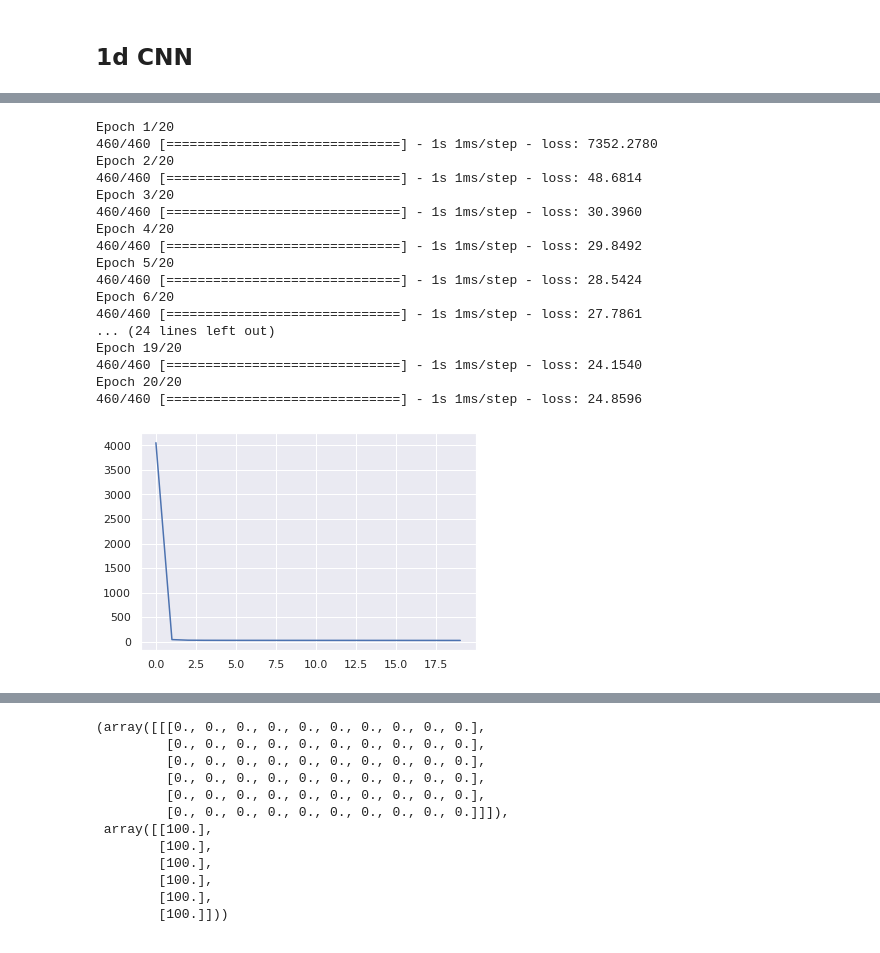
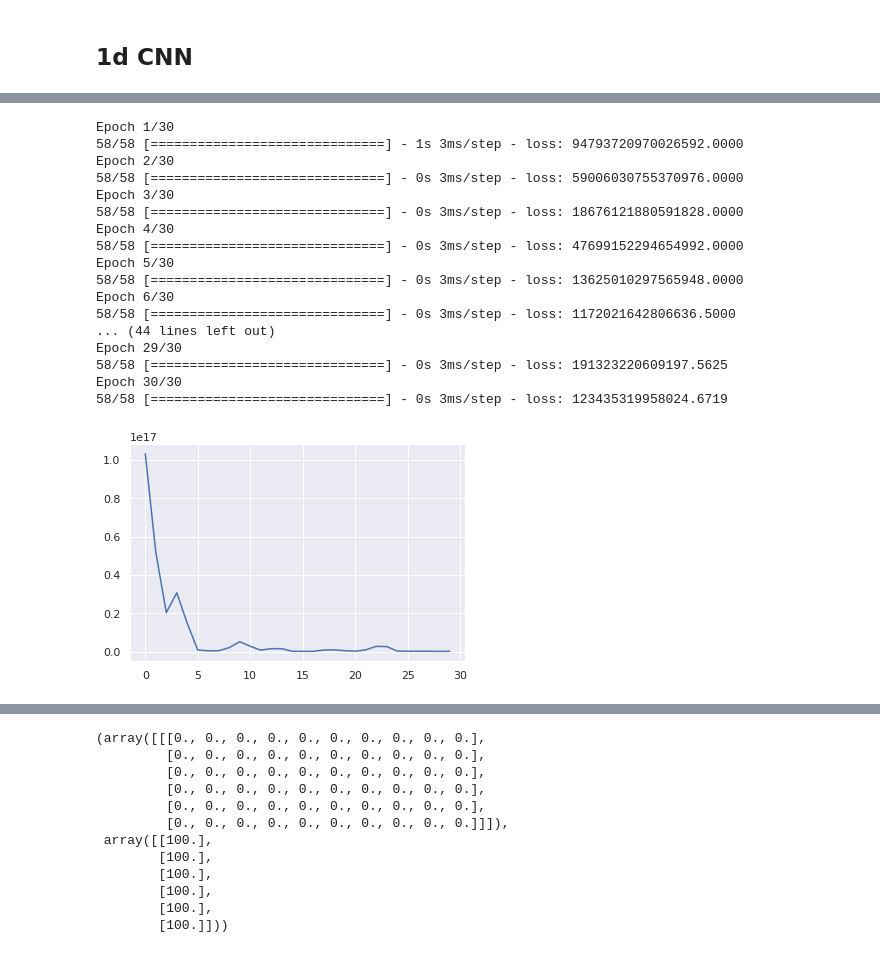
Before and after one commit to aicoe-aiops/ceph_drive_failure, a Jupyter notebook: notebooks/experimental/multivar_forecast_smart_metrics.ipynb, the cells around one changed output, grey strips where cells are left out. Drawn from its saved outputs; the diff is of its cells as text; code cells hidden in the pictures.

```diff
--- a/notebooks/experimental/multivar_forecast_smart_metrics.ipynb
+++ b/notebooks/experimental/multivar_forecast_smart_metrics.ipynb
@@ -112,9 +112,10 @@ def create_inout_set(df):
     )
     for i, end_idx in enumerate(range(NDAYS_DATA, len(df) - NDAYS_TO_PREDICT + 1)):
         start_idx = end_idx - NDAYS_DATA
-        currX = df.iloc[start_idx: end_idx][X_COLS]
-        mean, std = currX.mean(), currX.std()
-        X[i, :] = ((currX - mean) / std).fillna(0)
+#         currX = df.iloc[start_idx: end_idx][X_COLS]
+#         mean, std = currX.mean(), currX.std()
+#         X[i, :] = ((currX - mean) / std).fillna(0)
+        X[i, :] = df.iloc[start_idx: end_idx][X_COLS]
         y[i, :] = df.iloc[end_idx: end_idx + NDAYS_TO_PREDICT][Y_COLS]
 
     return X, y
@@ -149,0 +151,6 @@ for now normalize along timesteps (i.e. all 100's should become all 0's)
+# %%
+Xtrain = Xtrain.reshape(Xtrain.shape[0], -1)
+Xtest = Xtest.reshape(Xtest.shape[0], -1)
+
+ytrain = ytrain.reshape(ytrain.shape[0], -1)
+ytest = ytest.reshape(ytest.shape[0], -1)
@@ -151,25 +214,26 @@ for now normalize along timesteps (i.e. all 100's should become all 0's)
 ## 1d CNN
 # %%
 # define model
-
-# input_norm_layer = Normalization()
-# input_norm_layer.adapt(X)
-
-# output_norm_layer = Normalization()
-# output_norm_layer.adapt(y)
 
 model = Sequential()
 model.add(
     Conv1D(
         filters=32,
-        kernel_size=4,
+        kernel_size=2,
         activation='relu',
         input_shape=(NDAYS_DATA, len(X_COLS)),
     )
 )
+model.add(
+    Conv1D(
+        filters=128,
+        kernel_size=3,
+        activation='relu',
+    )
+)
 model.add(MaxPooling1D(pool_size=2))
 model.add(Flatten())
-model.add(Dense(50, activation='relu'))
+model.add(Dense(128, activation='relu'))
 model.add(Dense(NDAYS_TO_PREDICT))
 model.compile(optimizer='adam', loss='mse')
 model.summary()
@@ -195,32 +261,32 @@ _________________________________________________________________
 # %%
 # fit network
 history = model.fit(
     Xtrain, ytrain,
-    epochs=25,
-    batch_size=32,
+    epochs=30,
+    batch_size=128,
     verbose=True,
 )
 plt.plot(history.history['loss'])
 plt.show()
 # %% [output]
-Epoch 1/20
-460/460 [==============================] - 1s 1ms/step - loss: 7352.2780
-Epoch 2/20
-460/460 [==============================] - 1s 1ms/step - loss: 48.6814
-Epoch 3/20
-460/460 [==============================] - 1s 1ms/step - loss: 30.3960
-Epoch 4/20
-460/460 [==============================] - 1s 1ms/step - loss: 29.8492
-Epoch 5/20
-460/460 [==============================] - 1s 1ms/step - loss: 28.5424
-Epoch 6/20
-460/460 [==============================] - 1s 1ms/step - loss: 27.7861
-... (24 lines left out)
-Epoch 19/20
-460/460 [==============================] - 1s 1ms/step - loss: 24.1540
-Epoch 20/20
-460/460 [==============================] - 1s 1ms/step - loss: 24.8596
+Epoch 1/30
+58/58 [==============================] - 1s 3ms/step - loss: 94793720970026592.0000
+Epoch 2/30
+58/58 [==============================] - 0s 3ms/step - loss: 59006030755370976.0000
+Epoch 3/30
+58/58 [==============================] - 0s 3ms/step - loss: 18676121880591828.0000
+Epoch 4/30
+58/58 [==============================] - 0s 3ms/step - loss: 47699152294654992.0000
+Epoch 5/30
+58/58 [==============================] - 0s 3ms/step - loss: 13625010297565948.0000
+Epoch 6/30
+58/58 [==============================] - 0s 3ms/step - loss: 1172021642806636.5000
+... (44 lines left out)
+Epoch 29/30
+58/58 [==============================] - 0s 3ms/step - loss: 191323220609197.5625
+Epoch 30/30
+58/58 [==============================] - 0s 3ms/step - loss: 123435319958024.6719
-[figure, old version]
+[figure, new version]
 # %%
 results = model.evaluate(Xtest, ytest, batch_size=32)
 results
```
Also changed, not shown: parts of 17 cells of this notebook.
